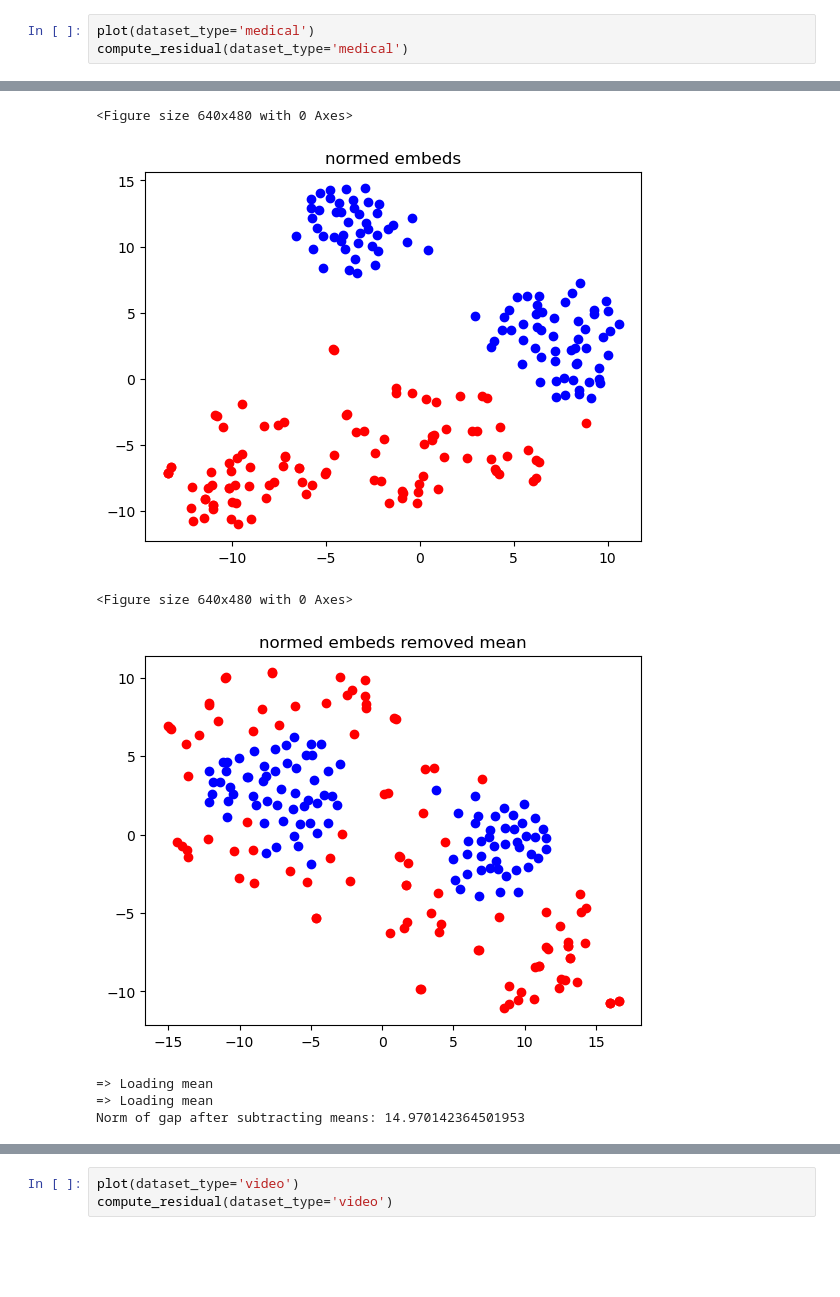
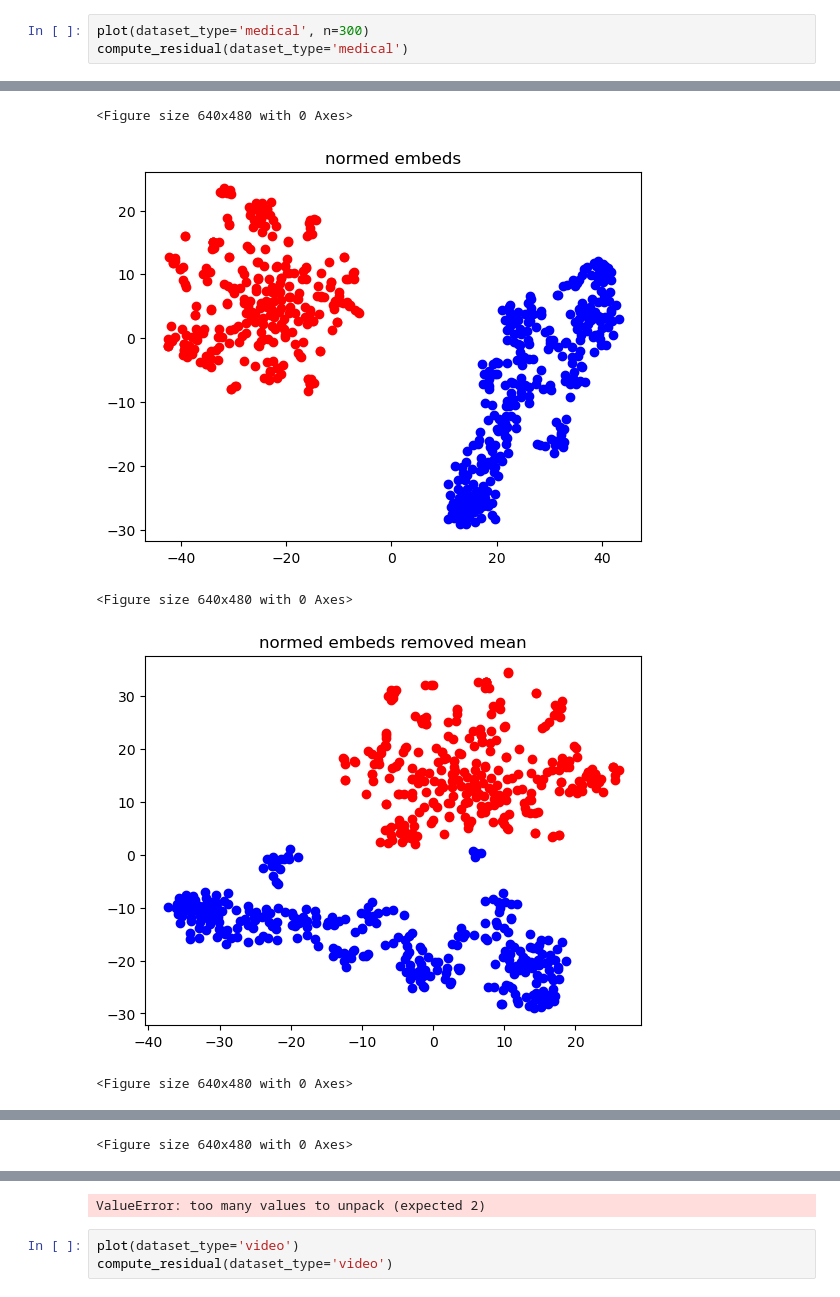
Before and after one commit to elaine-sui/semi-supervised-CLIP-generation, a Jupyter notebook: visualize_embeds.ipynb, the cells around one changed output, grey strips where cells are left out. Drawn from its saved outputs; the diff is of its cells as text; blank space fills up the shorter version.

Commit message:
modifications for new datasets

```diff
--- a/visualize_embeds.ipynb
+++ b/visualize_embeds.ipynb
@@ -104,4 +149,4 @@ def compute_residual(dataset_type, n=200):
 # %%
-plot(dataset_type='medical')
+plot(dataset_type='medical', n=300)
 compute_residual(dataset_type='medical')
 # %% [output]
@@ -110,7 +163,5 @@ compute_residual(dataset_type='medical')
 <Figure size 640x480 with 0 Axes>
-[figure, old version]
+[figure, new version]
 <Figure size 640x480 with 0 Axes>
-[figure, old version]
+[figure, new version]
-=> Loading mean
-=> Loading mean
-Norm of gap after subtracting means: 14.970142364501953
+<Figure size 640x480 with 0 Axes>
@@ -116,0 +169 @@ Norm of gap after subtracting means: 14.970142364501953
+<Figure size 640x480 with 0 Axes>
@@ -117,3 +175,4 @@ Norm of gap after subtracting means: 14.970142364501953
+ValueError: too many values to unpack (expected 2)
 # %%
 plot(dataset_type='video')
 compute_residual(dataset_type='video')
```
Also changed, not shown: parts of 8 cells of this notebook, 43 other files.
